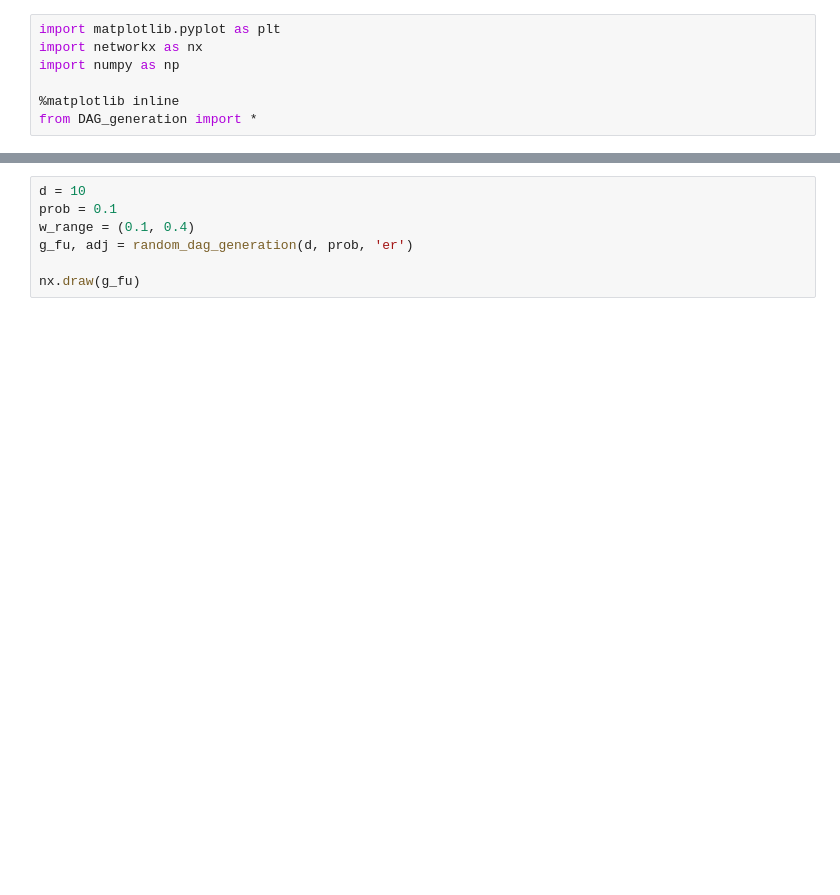
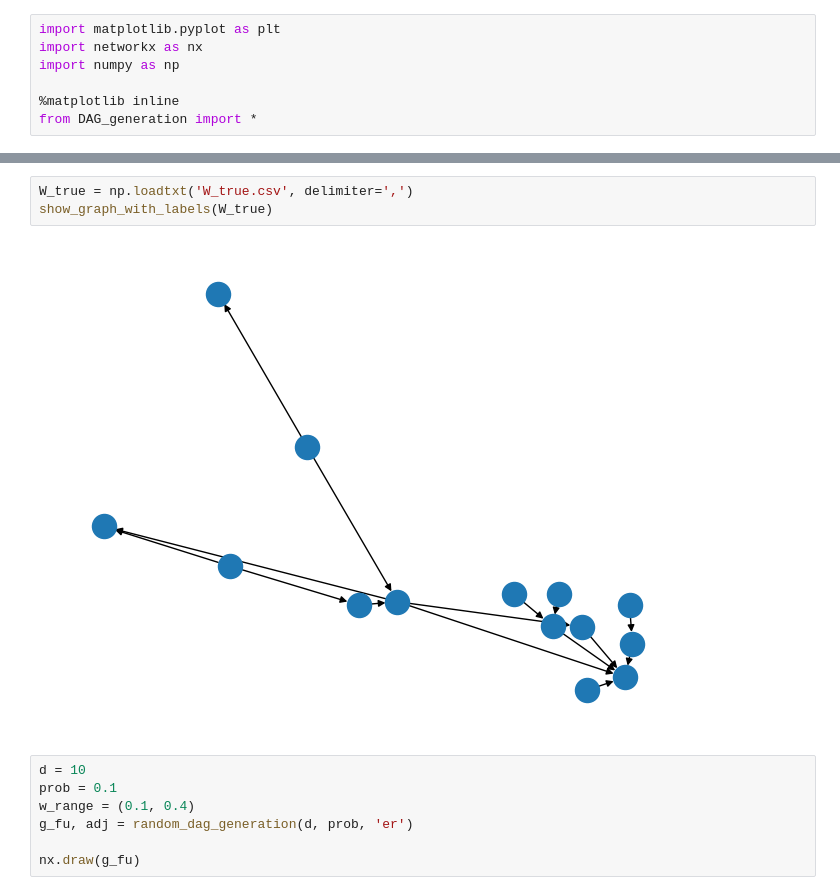
Before and after one commit to MehrabHamidi99/DAG_pgm, a Jupyter notebook: visualize_dag.ipynb, the cells around one changed output, grey strips where cells are left out. Saved outputs shown, nothing was run; the diff lists cells and outputs as text; blank space fills up the shorter version.

```diff
--- a/visualize_dag.ipynb
+++ b/visualize_dag.ipynb
@@ -8,3 +22,8 @@ from DAG_generation import *
+# %%
+W_true = np.loadtxt('W_true.csv', delimiter=',')
+show_graph_with_labels(W_true)
+# %% [output]
+[figure, added]
 # %%
 d = 10
 prob = 0.1
```
Also changed, not shown: parts of 2 cells of this notebook, 9 other files.
